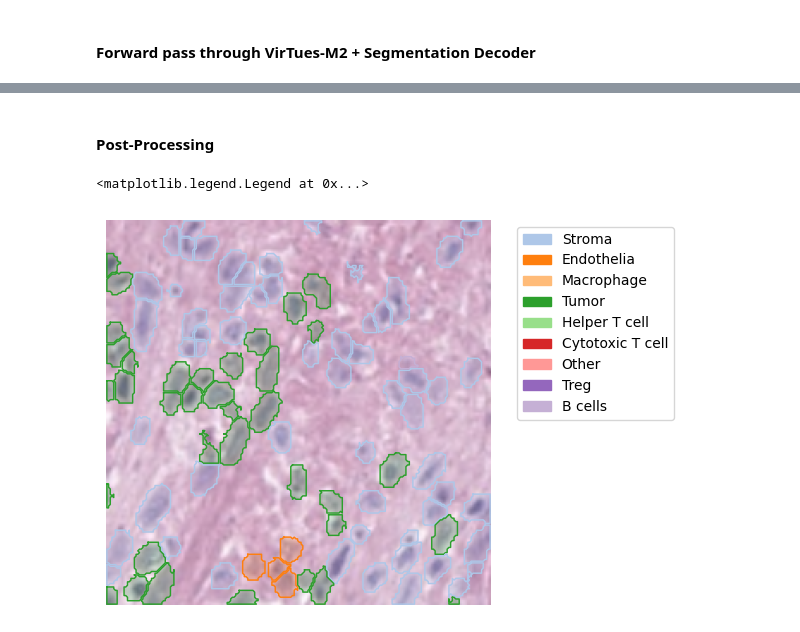
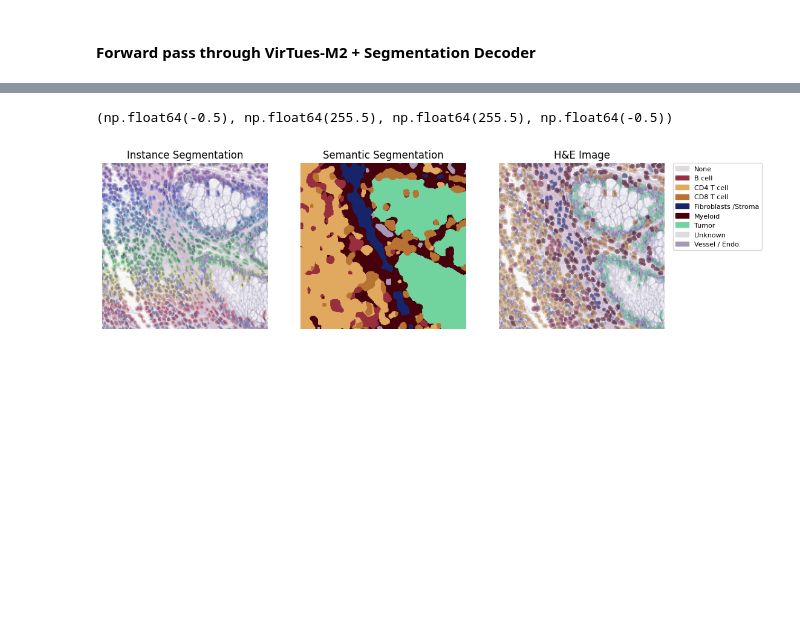
Before and after one commit to bunnelab/virtues-m2, a Jupyter notebook: notebooks/2_cell_segmentation.ipynb, the cells around one changed output, grey strips where cells are left out. Cells and saved outputs as stored; diff of their text form; code cells hidden in the pictures; blank space fills up the shorter version.

```diff
--- a/notebooks/2_cell_segmentation.ipynb
+++ b/notebooks/2_cell_segmentation.ipynb
@@ -52,8 +60,12 @@ he_normalization = transforms.Normalize(mean=mean_he, std=std_he)
 he_undo_normalization = transforms.Normalize(mean=[-m/s for m, s in zip(mean_he, std_he)], std=[1/s for s in std_he])
 
 # Q99 normalization
-clip_values = pd.read_csv("../example_data/q99.csv")
+clip_values = pd.read_csv("../example_data/q99.csv", index_col=0)
+clip_values = clip_values.loc['lin2023high_zupwxfxb_0000']
 valid_markers = marker_names["name"].values[marker_names["protein_id"].values != "Exclude"]
-clip_values = torch.tensor(clip_values[valid_markers].values[0])
+clip_values = torch.tensor(clip_values[valid_markers].values)
+
+# gaussian smoothing
+mx_image = transforms.functional.gaussian_blur(mx_image, kernel_size=3, sigma=1.0)
 # %%
 he_image = he_normalization(he_image_raw.permute(2,0,1)/255.0)
@@ -162,26 +104,40 @@ axs[3].axis("off")
-# %% [markdown]
-#### Post-Processing
-# %%
-instance_map, contours = segmentation_decoder.calculate_instance_map(segmentation_output, magnification=10)
-
-fig, axs = plt.subplots(figsize=(5, 5))
-tab_20_colors = sns.color_palette("tab20", n_colors=20).as_hex()
-plt.imshow(he_undo_normalization(he_image).cpu().numpy().transpose(1,2,0))
-
-for cell_id, cell_info in contours[0].items():
-    contour = cell_info['contour']
-    cell_type = cell_info['centroid'].astype(int)
-    cell_type = nucleus_type_prediction_nonzero[cell_type[1], cell_type[0]]
-    # Close the contour by appending the first point at the end
-    closed_contour = np.vstack([contour, contour[0]])
-    axs.plot(closed_contour[:, 0], closed_contour[:, 1], color=tab_20_colors[cell_type], linewidth=1)
-    axs.fill(closed_contour[:, 0], closed_contour[:, 1], color=tab_20_colors[cell_type], alpha=0.2)
-plt.axis("off")
-
-# add legend
-# patch
-handles = [Patch(color=tab_20_colors[i], label=cell_type_labels[i]) for i in range(1, len(cell_type_labels))]
-plt.legend(handles, cell_type_labels[1:], bbox_to_anchor=(1.05, 1), loc='upper left')
-# %% [output]
-<matplotlib.legend.Legend at 0x...>
-[figure, removed]
+# %%
+mx_image = mx_image.cuda()
+he_image = he_image.cuda()
+uniprot_ids = uniprot_indices.cuda()
+inst_pred, sem_pred = segmentation_model.segment_tissue(mx_image, he_image, uniprot_ids[0], tile_size=224, overlap=16, batch_size=16)
+
+sem_pred[CELL_TYPE_MAPPING["Unknown"]] = -float("inf")
+sem_pred[CELL_TYPE_MAPPING["None"]] = -float("inf")
+sem_pred = sem_pred.argmax(dim=0)
+
+inst_pred = inst_pred.cpu().numpy()
+sem_pred = sem_pred.cpu().numpy()
+
+sem_pred_instances = assign_cell_types(inst_pred, sem_pred)
+# %%
+fig, axs = plt.subplots(1, 3, figsize=(12, 6))
+axs = axs.flatten()
+
+inst_pred = inst_pred.astype(float)
+inst_pred[inst_pred == 0] = np.nan
+
+axs[0].imshow(he_undo_normalization(he_image).permute(1, 2, 0).cpu().numpy())
+axs[0].imshow(inst_pred, cmap="nipy_spectral", alpha=0.2)
+axs[0].set_title("Instance Segmentation")
+axs[0].axis("off")
+
+axs[1].imshow(sem_pred, cmap=cmap, norm=norm)
+axs[1].set_title("Semantic Segmentation")
+axs[1].axis("off")
+
+# convolved with semantic segmentation
+axs[2].imshow(he_undo_normalization(he_image).permute(1, 2, 0).cpu().numpy())
+axs[2].imshow(sem_pred_instances, alpha=0.5, cmap=cmap, norm=norm)
+patches = [Patch(color=CELL_TYPE_COLOR_MAP.get(name, "#DDDDDD"), label=name) for name in list(CELL_TYPE_MAPPING.keys())]
+axs[2].legend(handles=patches, bbox_to_anchor=(1.05, 1), loc='upper left', borderaxespad=0., fontsize=8)
+axs[2].set_title("H&E Image")
+axs[2].axis("off")
+# %% [output]
+(np.float64(-0.5), np.float64(255.5), np.float64(255.5), np.float64(-0.5))
+[figure, added]
```
Also changed, not shown: parts of 13 cells of this notebook, 25 other files.
